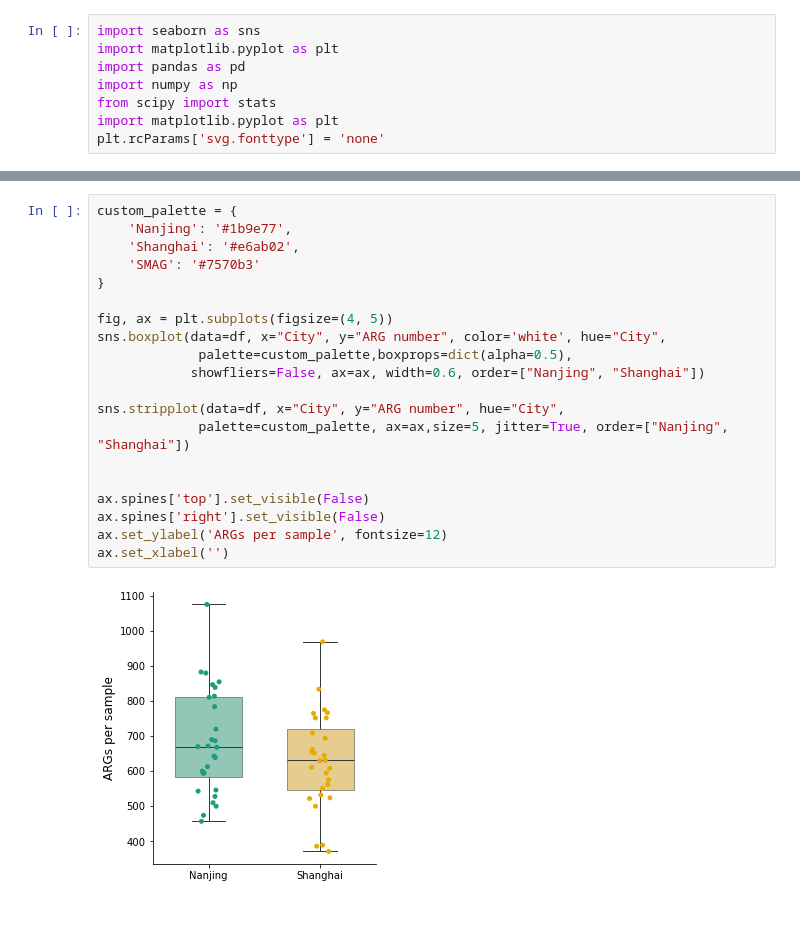
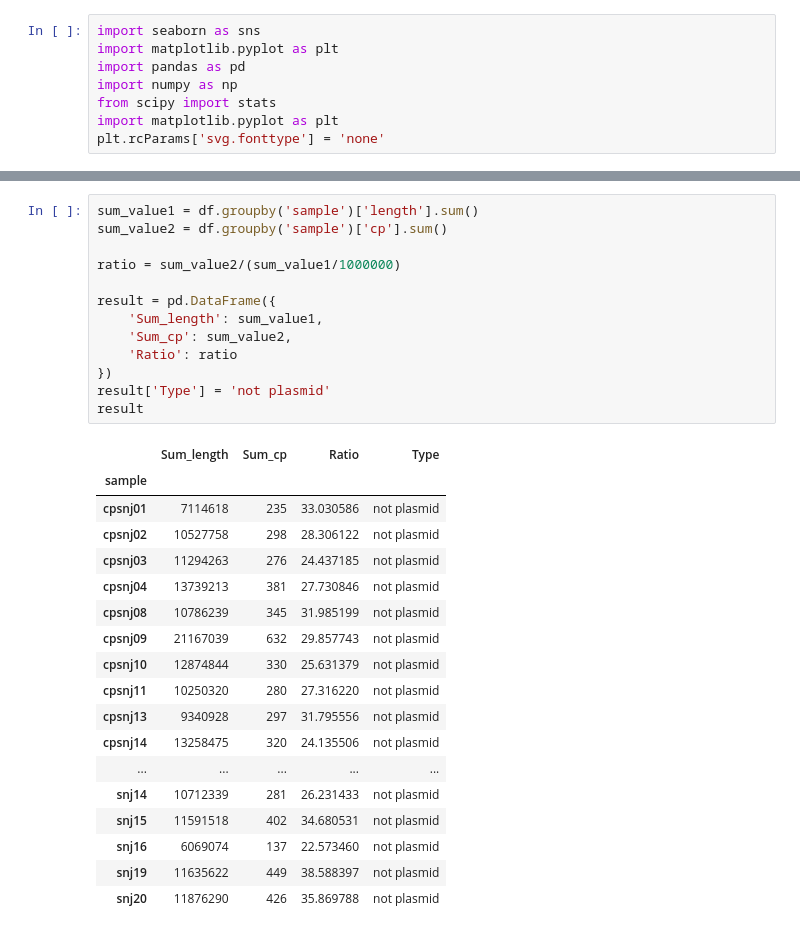
Before and after one commit to BigDataBiology/Duan2026_urban_soil, a Jupyter notebook: analysis/figure6/figure6.ipynb, the cells around one changed output, grey strips where cells are left out. Drawn from its saved outputs; the diff is of its cells as text.

```diff
--- a/analysis/figure6/figure6.ipynb
+++ b/analysis/figure6/figure6.ipynb
@@ -30,22 +26,32 @@ df
-# %%
-custom_palette = {
-    'Nanjing': '#1b9e77',
-    'Shanghai': '#e6ab02',
-    'SMAG': '#7570b3'
-}
-
-fig, ax = plt.subplots(figsize=(4, 5))
-sns.boxplot(data=df, x="City", y="ARG number", color='white', hue="City",
-             palette=custom_palette,boxprops=dict(alpha=0.5),
-            showfliers=False, ax=ax, width=0.6, order=["Nanjing", "Shanghai"])
-
-sns.stripplot(data=df, x="City", y="ARG number", hue="City",
-             palette=custom_palette, ax=ax,size=5, jitter=True, order=["Nanjing", "Shanghai"])
-
-
-ax.spines['top'].set_visible(False)
-ax.spines['right'].set_visible(False)
-ax.set_ylabel('ARGs per sample', fontsize=12)
-ax.set_xlabel('')
-# %% [output]
-[figure, removed]
+# %%
+sum_value1 = df.groupby('sample')['length'].sum()
+sum_value2 = df.groupby('sample')['cp'].sum()
+
+ratio = sum_value2/(sum_value1/1000000)
+
+result = pd.DataFrame({
+    'Sum_length': sum_value1,
+    'Sum_cp': sum_value2,
+    'Ratio': ratio
+})
+result['Type'] = 'not plasmid'
+result
+# %% [output]
+|  | Sum_length | Sum_cp | Ratio | Type |
+| sample |  |  |  |  |
+| cpsnj01 | 7114618 | 235 | 33.030586 | not plasmid |
+| cpsnj02 | 10527758 | 298 | 28.306122 | not plasmid |
+| cpsnj03 | 11294263 | 276 | 24.437185 | not plasmid |
+| cpsnj04 | 13739213 | 381 | 27.730846 | not plasmid |
+| cpsnj08 | 10786239 | 345 | 31.985199 | not plasmid |
+| cpsnj09 | 21167039 | 632 | 29.857743 | not plasmid |
+| cpsnj10 | 12874844 | 330 | 25.631379 | not plasmid |
+| cpsnj11 | 10250320 | 280 | 27.316220 | not plasmid |
+| cpsnj13 | 9340928 | 297 | 31.795556 | not plasmid |
+| cpsnj14 | 13258475 | 320 | 24.135506 | not plasmid |
+| ... | ... | ... | ... | ... |
+| snj14 | 10712339 | 281 | 26.231433 | not plasmid |
+| snj15 | 11591518 | 402 | 34.680531 | not plasmid |
+| snj16 | 6069074 | 137 | 22.573460 | not plasmid |
+| snj19 | 11635622 | 449 | 38.588397 | not plasmid |
+| snj20 | 11876290 | 426 | 35.869788 | not plasmid |
```
Also changed, not shown: parts of 6 cells of this notebook, 13 other files.
